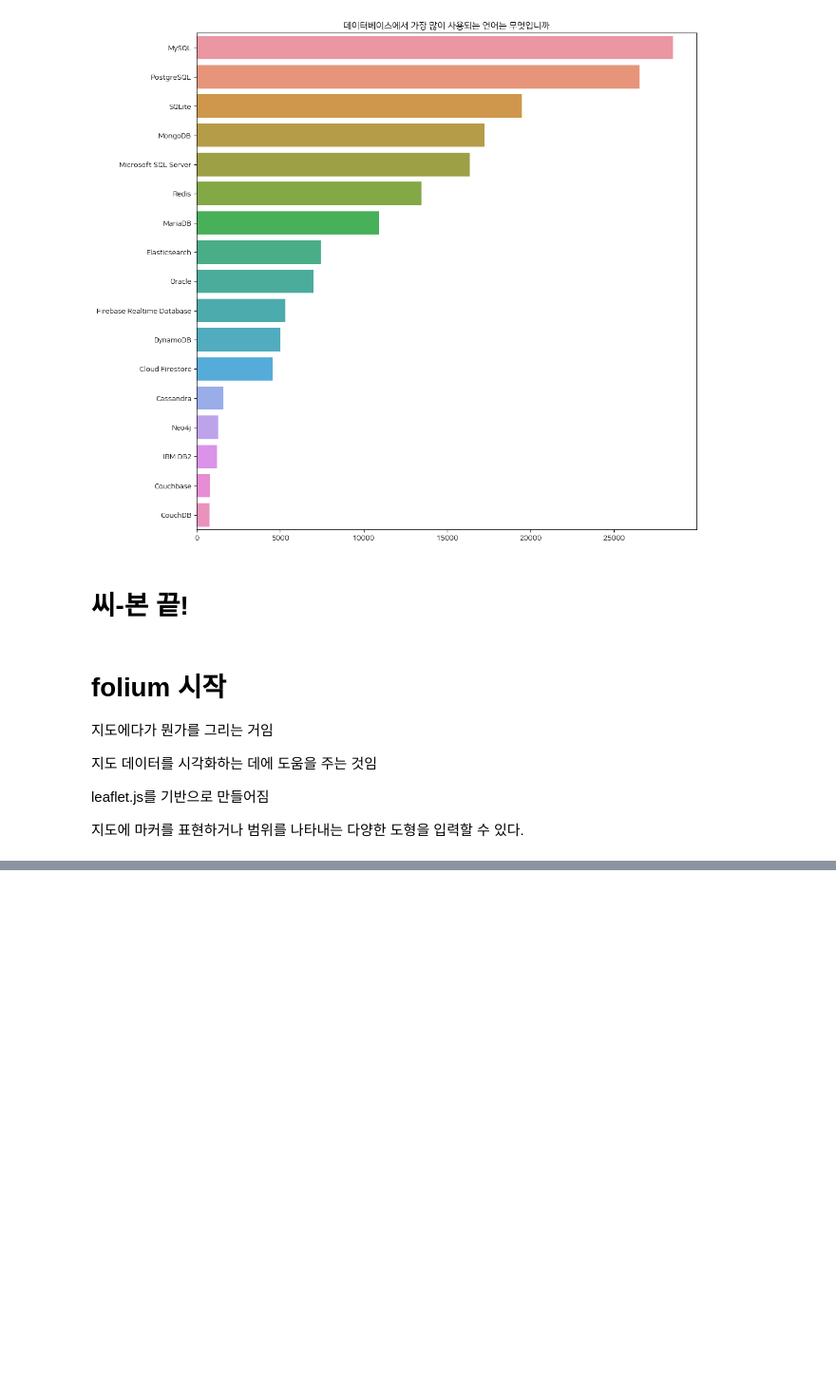
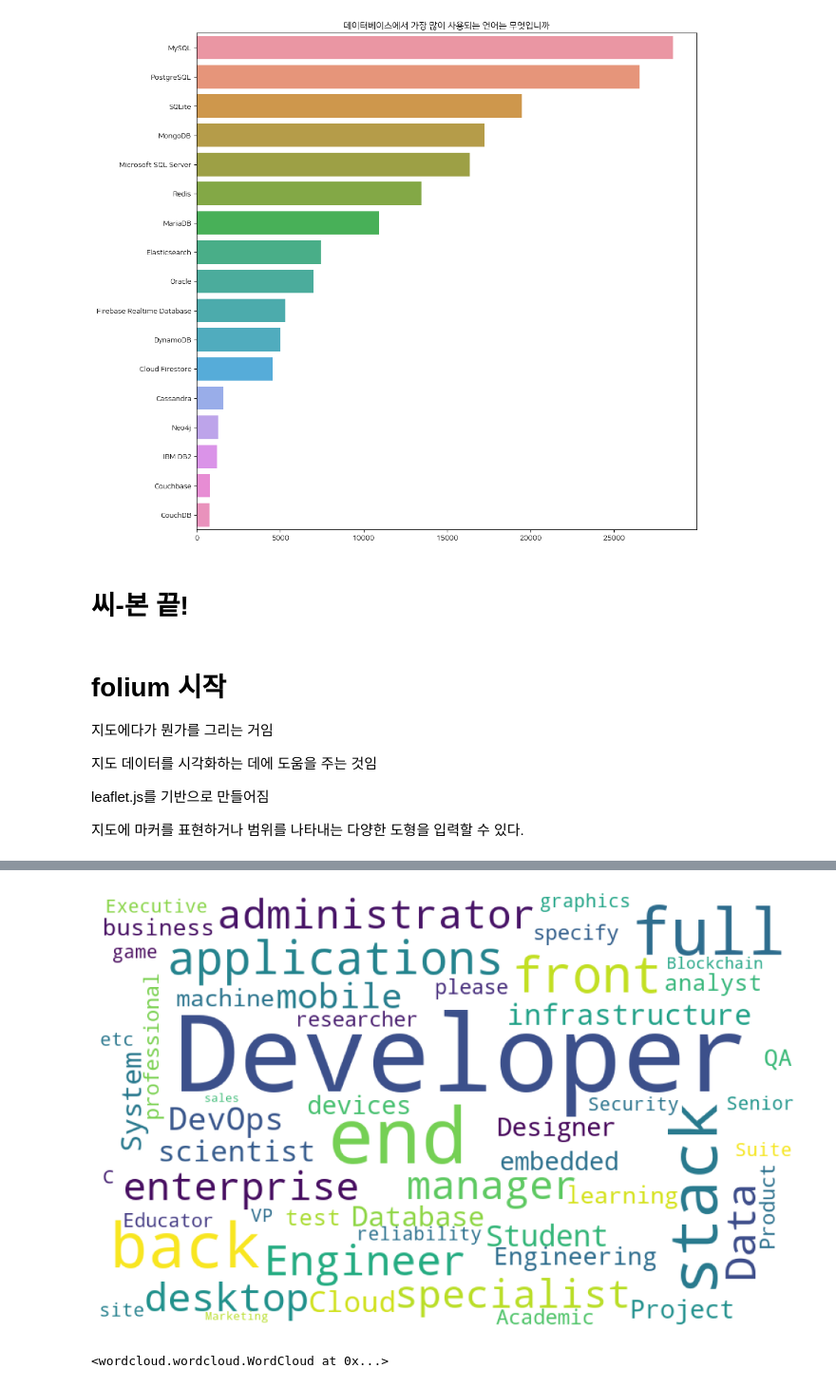
Before and after one commit to malcano/Data_Engineering_20, a Jupyter notebook: python/20python.ipynb, the cells around one changed output, grey strips where cells are left out. Shown at 95% size. Cells and saved outputs as stored; diff of their text form; code cells hidden in the pictures; blank space fills up the shorter version.

```diff
--- a/python/20python.ipynb
+++ b/python/20python.ipynb
@@ -438,0 +507,3 @@ countries_geojson = 'https://raw.githubusercontent.com/johan/world.geo.json/mast
+# %%
+survey_raw_df = pd.read_csv('data/survey_results_public.csv', index_col="ResponseId")
+survey_df = survey_raw_df[selected_columns].copy()# copy 해서 raw df를 건드리지 않고 별도의 데이터프레임을 만듦
@@ -438,0 +526,3 @@ countries_geojson = 'https://raw.githubusercontent.com/johan/world.geo.json/mast
+# %%
+temp_words = survey_df.DevType.dropna()
+temp_words
@@ -438,0 +543,3 @@ countries_geojson = 'https://raw.githubusercontent.com/johan/world.geo.json/mast
+# %%
+temp_words = temp_words.str.replace(";",' ').str.replace(',',' ')
+temp_words
@@ -438,0 +560,22 @@ countries_geojson = 'https://raw.githubusercontent.com/johan/world.geo.json/mast
+# %%
+words= ' '.join(temp_words)
+words
+# %%
+import matplotlib.pyplot as plt
+# 한글이 포함되어있다면 한글 폰트를 지정해야 한다.
+# font_path = ['폰트경로']
+# max_font_size=60 -> 최대 글자 크기를 지원한다 .
+wc = WordCloud(collocation_threshold=int(1e6), width=800, height=500, background_color='white').generate(words)
+plt.figure(figsize=(16,8))
+#x, y축을 그리지 않습니다.
+plt.axis("off")
+# 그리드 라인을 그리지 않습니다
+plt.grid("off")
+plt.imshow(wc)
+plt.show()
+# %% [output]
+[figure, added]
+# %%
+wc.to_file("DevType.png") #jpg, gif도 사용 가능
+# %% [output]
+<wordcloud.wordcloud.WordCloud at 0x...>
```
Also changed, not shown: parts of 11 cells of this notebook, 8 other files.
